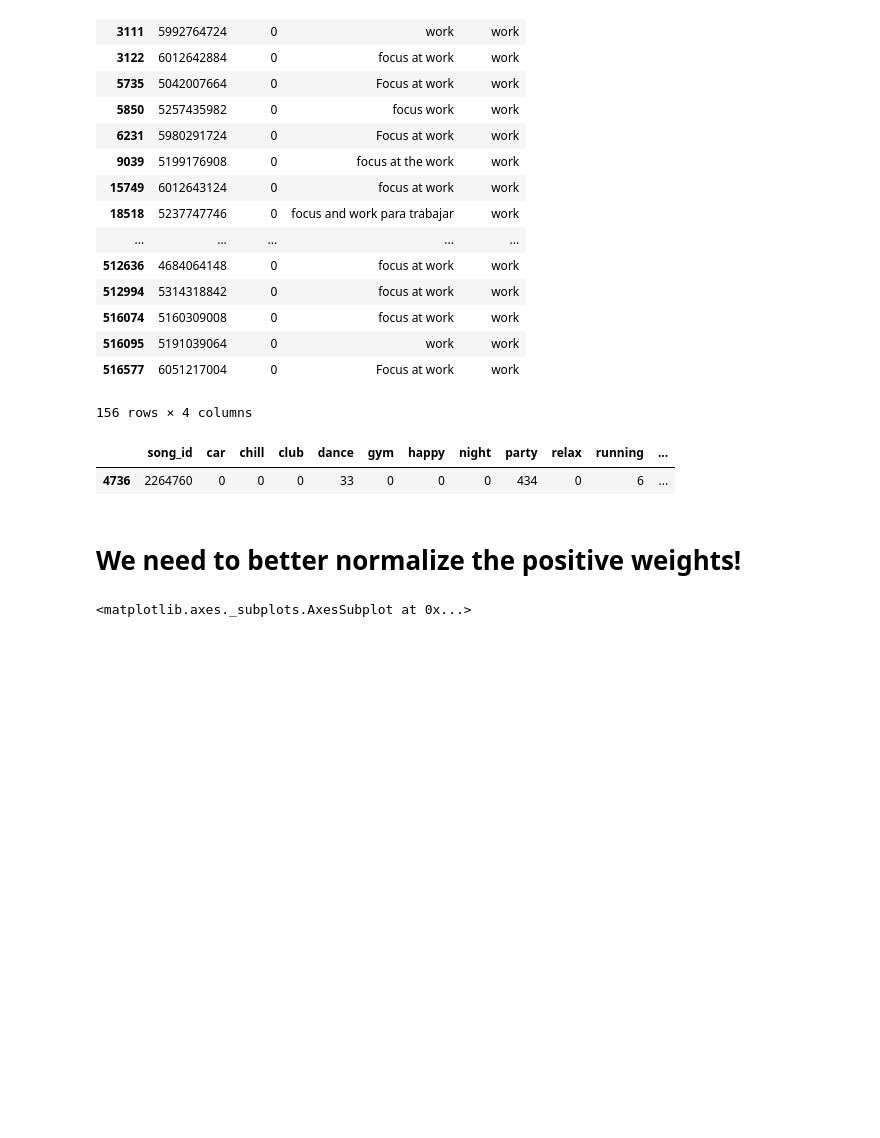
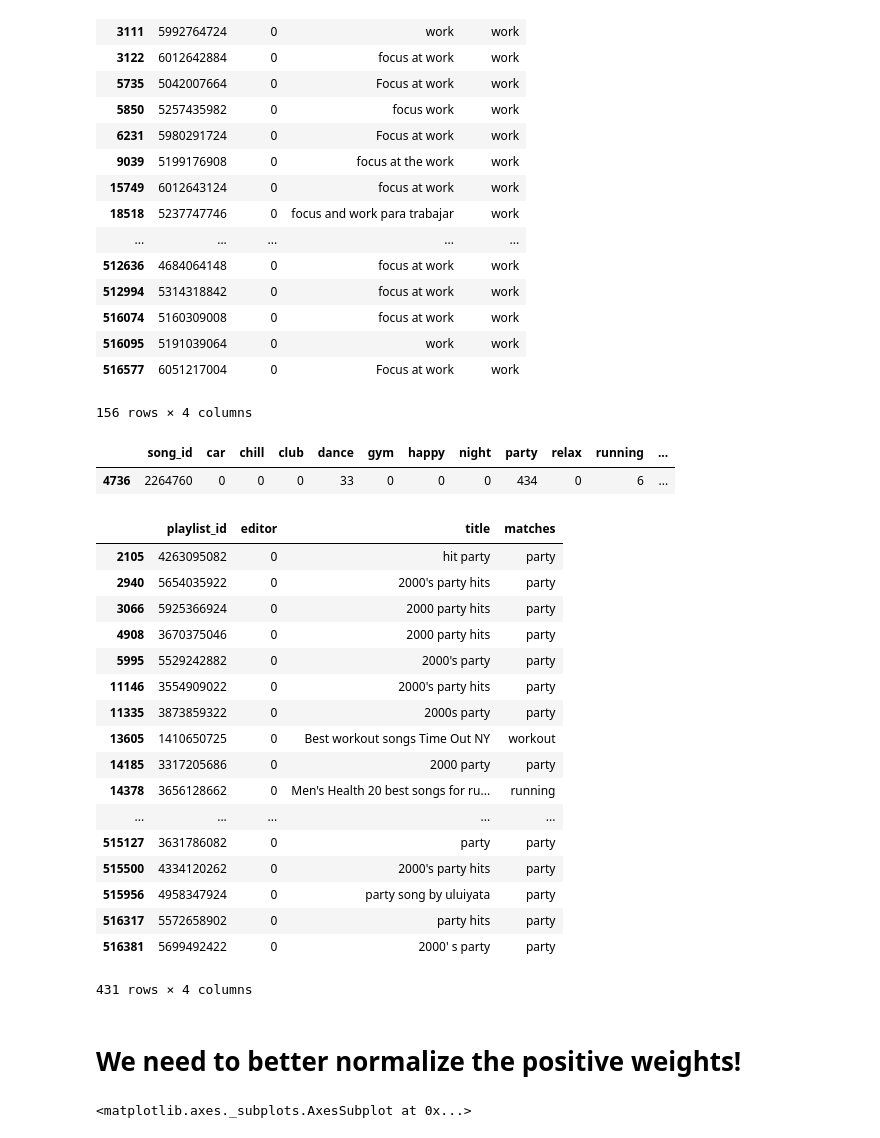
Before and after one commit to KarimMibrahim/context_classification_cnn, a Jupyter notebook: Analysis of weights for cross Entropy.ipynb, the cells around one changed output. Saved outputs shown, nothing was run; the diff lists cells and outputs as text; code cells hidden in the pictures; blank space fills up the shorter version.

```diff
--- a/Analysis of weights for cross Entropy.ipynb
+++ b/Analysis of weights for cross Entropy.ipynb
@@ -99,6 +99,28 @@ track_count[track_count.song_id == 2264760]
 # %% [output]
 |  | song_id | car | chill | club | dance | gym | happy | night | party | relax | running | ... |
 | 4736 | 2264760 | 0 | 0 | 0 | 33 | 0 | 0 | 0 | 434 | 0 | 6 | ... |
+# %%
+work_top_tfidf = playlists_tracks[playlists_tracks.song_id == 2264760]
+playlists[playlists.playlist_id.isin(work_top_tfidf.playlist_id)]
+# %% [output]
+|  | playlist_id | editor | title | matches |
+| 2105 | 4263095082 | 0 | hit party | party |
+| 2940 | 5654035922 | 0 | 2000's party hits | party |
+| 3066 | 5925366924 | 0 | 2000 party hits | party |
+| 4908 | 3670375046 | 0 | 2000 party hits | party |
+| 5995 | 5529242882 | 0 | 2000's party | party |
+| 11146 | 3554909022 | 0 | 2000's party hits | party |
+| 11335 | 3873859322 | 0 | 2000s party | party |
+| 13605 | 1410650725 | 0 | Best workout songs Time Out NY | workout |
+| 14185 | 3317205686 | 0 | 2000 party | party |
+| 14378 | 3656128662 | 0 | Men's Health 20 best songs for ru... | running |
+| ... | ... | ... | ... | ... |
+| 515127 | 3631786082 | 0 | party | party |
+| 515500 | 4334120262 | 0 | 2000's party hits | party |
+| 515956 | 4958347924 | 0 | party song by uluiyata | party |
+| 516317 | 5572658902 | 0 | party hits | party |
+| 516381 | 5699492422 | 0 | 2000' s party | party |
+431 rows × 4 columns
 # %% [markdown]
 # We need to better normalize the positive weights!
 # %%
```
Also changed, not shown: 3 other files.
